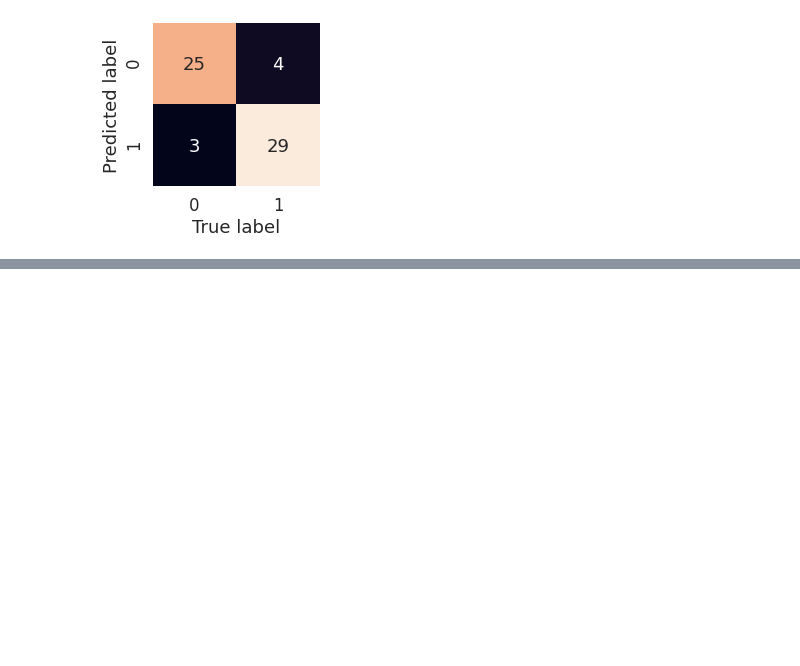
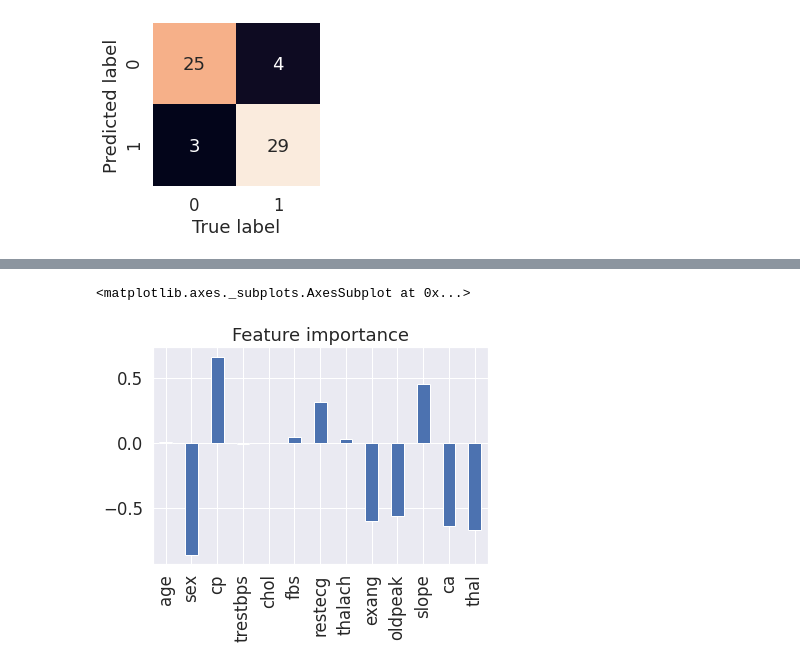
Before and after one commit to Shaheer-Imam/Data-Science, a Jupyter notebook: Heart disease classification.ipynb, the cells around one changed output, grey strips where cells are left out. Saved outputs shown, nothing was run; the diff lists cells and outputs as text; code cells hidden in the pictures; blank space fills up the shorter version.

```diff
--- a/Heart disease classification.ipynb
+++ b/Heart disease classification.ipynb
@@ -439,0 +506,2 @@ plot_confusion_matrix(y_test,y_results)
+# %%
+clf.fit(x_train,y_train)
@@ -439,0 +520,2 @@ plot_confusion_matrix(y_test,y_results)
+# %%
+feature_dict = dict(zip(data.columns,list(clf.coef_[0])))
@@ -439,0 +538,6 @@ plot_confusion_matrix(y_test,y_results)
+# %%
+feature_df = pd.DataFrame(feature_dict, index=[0])
+feature_df.T.plot.bar(title="Feature importance",legend=False)
+# %% [output]
+<matplotlib.axes._subplots.AxesSubplot at 0x...>
+[figure, added]
```
Also changed, not shown: parts of 18 cells of this notebook.
